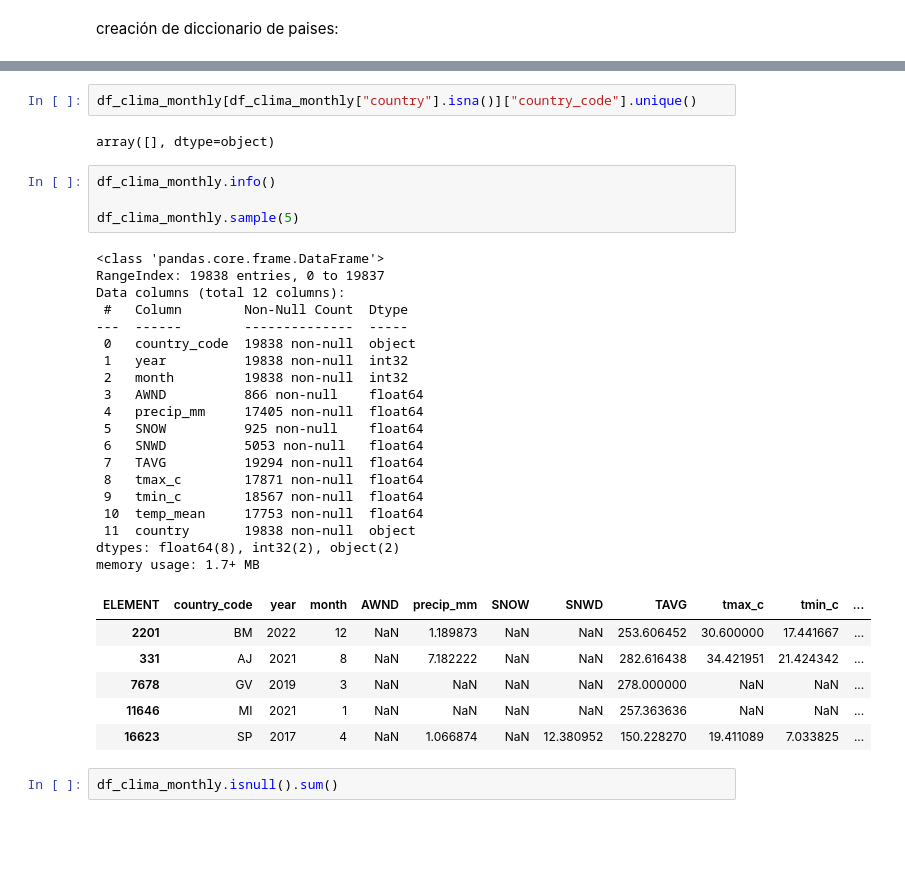
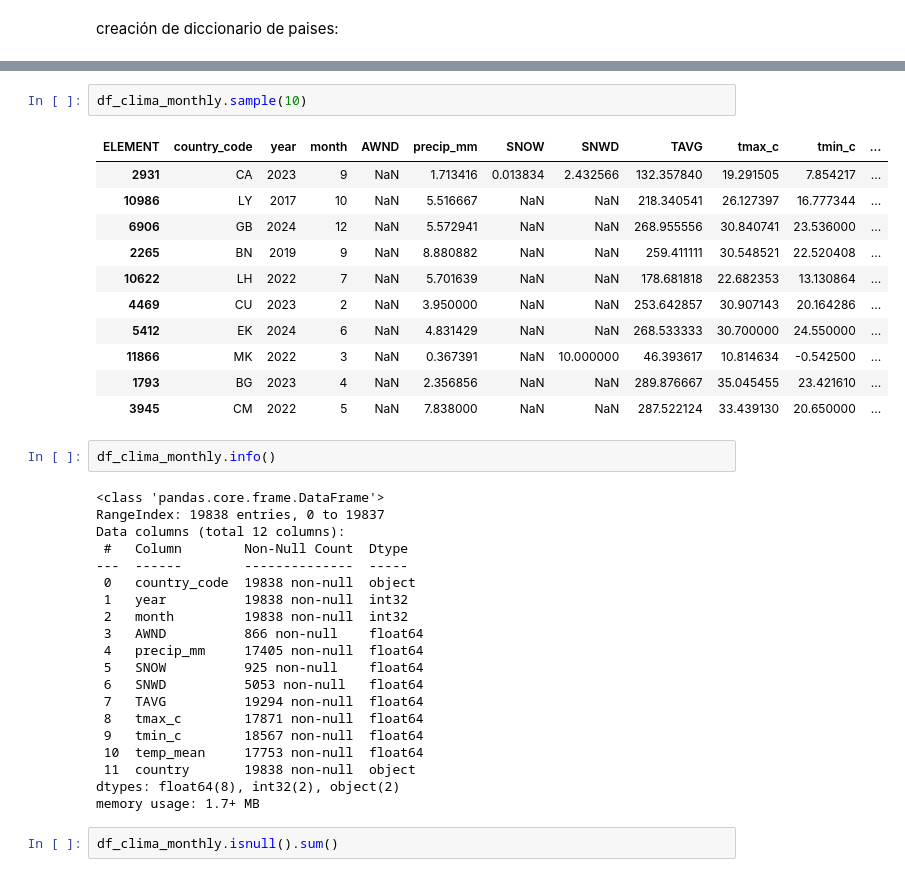
Before and after one commit to Carlagallo/Trabajo_final_MasterData, a Jupyter notebook: Notebook/Análisis_preliminar.ipynb, the cells around one changed output, grey strips where cells are left out. Saved outputs shown, nothing was run; the diff lists cells and outputs as text; blank space fills up the shorter version.

```diff
--- a/Notebook/Análisis_preliminar.ipynb
+++ b/Notebook/Análisis_preliminar.ipynb
@@ -711,12 +532,20 @@ country_dict = {
 df_clima_monthly["country"] = df_clima_monthly["country_code"].map(country_dict)
-# %%
-df_clima_monthly[df_clima_monthly["country"].isna()]["country_code"].unique()
-# %% [output]
-array([], dtype=object)
+# %%
+df_clima_monthly.sample(10)
+# %% [output]
+| ELEMENT | country_code | year | month | AWND | precip_mm | SNOW | SNWD | TAVG | tmax_c | tmin_c | ... |
+| 2931 | CA | 2023 | 9 | NaN | 1.713416 | 0.013834 | 2.432566 | 132.357840 | 19.291505 | 7.854217 | ... |
+| 10986 | LY | 2017 | 10 | NaN | 5.516667 | NaN | NaN | 218.340541 | 26.127397 | 16.777344 | ... |
+| 6906 | GB | 2024 | 12 | NaN | 5.572941 | NaN | NaN | 268.955556 | 30.840741 | 23.536000 | ... |
+| 2265 | BN | 2019 | 9 | NaN | 8.880882 | NaN | NaN | 259.411111 | 30.548521 | 22.520408 | ... |
+| 10622 | LH | 2022 | 7 | NaN | 5.701639 | NaN | NaN | 178.681818 | 22.682353 | 13.130864 | ... |
+| 4469 | CU | 2023 | 2 | NaN | 3.950000 | NaN | NaN | 253.642857 | 30.907143 | 20.164286 | ... |
+| 5412 | EK | 2024 | 6 | NaN | 4.831429 | NaN | NaN | 268.533333 | 30.700000 | 24.550000 | ... |
+| 11866 | MK | 2022 | 3 | NaN | 0.367391 | NaN | 10.000000 | 46.393617 | 10.814634 | -0.542500 | ... |
+| 1793 | BG | 2023 | 4 | NaN | 2.356856 | NaN | NaN | 289.876667 | 35.045455 | 23.421610 | ... |
+| 3945 | CM | 2022 | 5 | NaN | 7.838000 | NaN | NaN | 287.522124 | 33.439130 | 20.650000 | ... |
 # %%
 df_clima_monthly.info()
-
-df_clima_monthly.sample(5)
 # %% [output]
 <class 'pandas.core.frame.DataFrame'>
 RangeIndex: 19838 entries, 0 to 19837
@@ -737,12 +566,6 @@ Data columns (total 12 columns):
  11  country       19838 non-null  object
 dtypes: float64(8), int32(2), object(2)
 memory usage: 1.7+ MB
-| ELEMENT | country_code | year | month | AWND | precip_mm | SNOW | SNWD | TAVG | tmax_c | tmin_c | ... |
-| 2201 | BM | 2022 | 12 | NaN | 1.189873 | NaN | NaN | 253.606452 | 30.600000 | 17.441667 | ... |
-| 331 | AJ | 2021 | 8 | NaN | 7.182222 | NaN | NaN | 282.616438 | 34.421951 | 21.424342 | ... |
-| 7678 | GV | 2019 | 3 | NaN | NaN | NaN | NaN | 278.000000 | NaN | NaN | ... |
-| 11646 | MI | 2021 | 1 | NaN | NaN | NaN | NaN | 257.363636 | NaN | NaN | ... |
-| 16623 | SP | 2017 | 4 | NaN | 1.066874 | NaN | 12.380952 | 150.228270 | 19.411089 | 7.033825 | ... |
 # %%
 df_clima_monthly.isnull().sum()
 # %% [output]
```
Also changed, not shown: parts of 94 cells of this notebook, 9 other files.
